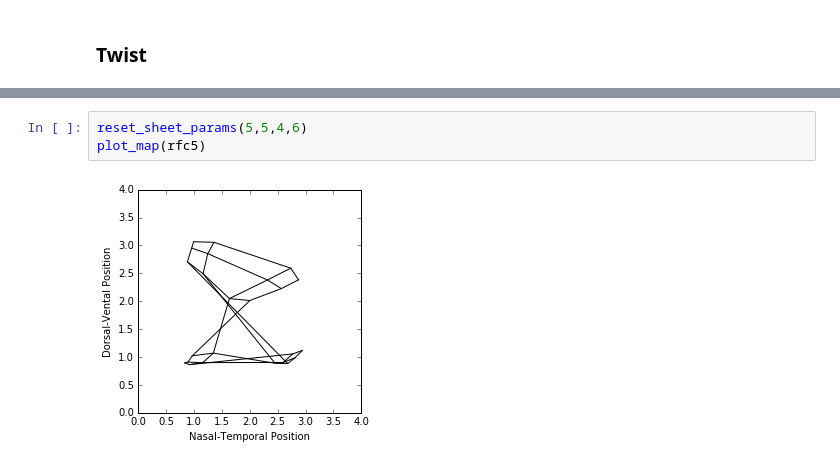
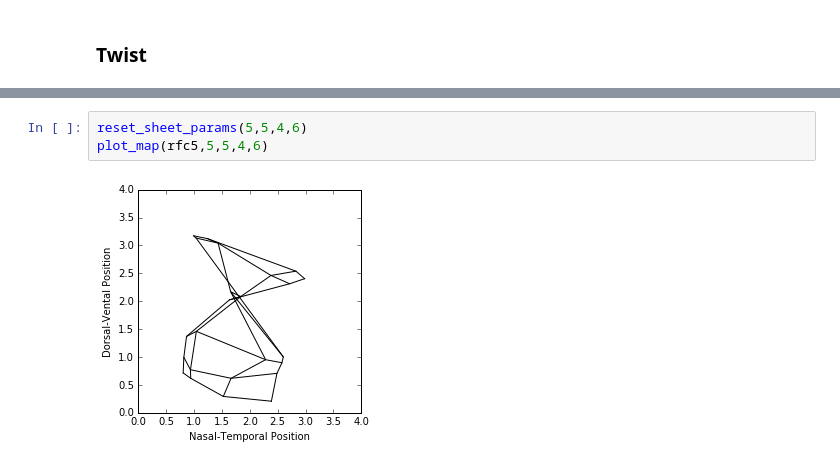
Before and after one commit to dkeitley/Map-Formation-Models, a Jupyter notebook: Neural_Activity_Model.ipynb, the cells around one changed output, grey strips where cells are left out. Drawn from its saved outputs; the diff is of its cells as text.

```diff
--- a/Neural_Activity_Model.ipynb
+++ b/Neural_Activity_Model.ipynb
@@ -706,5 +747,5 @@ Running Neural Activity Model...
 # %%
 reset_sheet_params(5,5,4,6)
-plot_map(rfc5)
+plot_map(rfc5,5,5,4,6)
 # %% [output]
-[figure, old version]
+[figure, new version]
```
Also changed, not shown: parts of 14 cells of this notebook.
